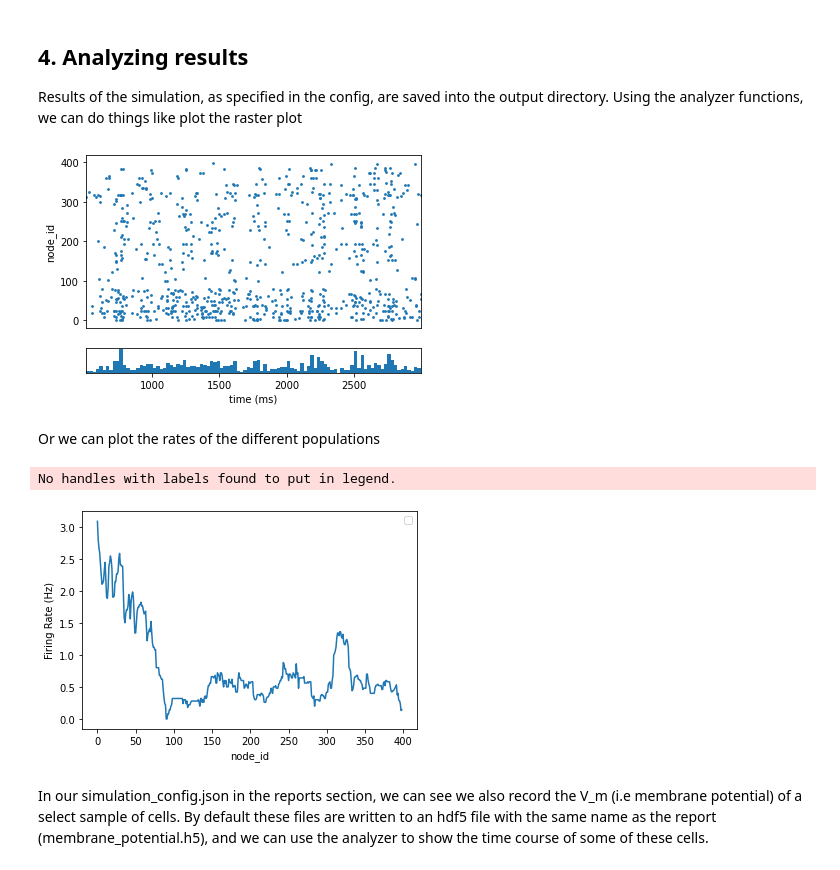
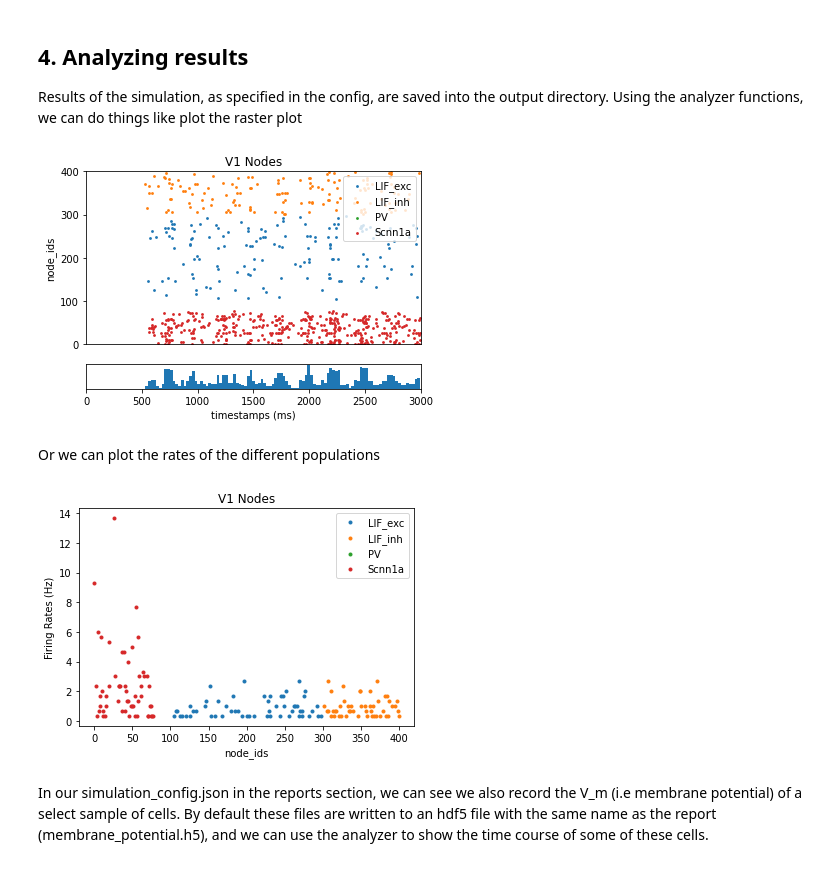
Before and after one commit to AllenInstitute/bmtk, a Jupyter notebook: docs/tutorial/05_pointnet_modeling.ipynb, the cells around one changed output. Drawn from its saved outputs; the diff is of its cells as text; code cells hidden in the pictures.

```diff
--- a/docs/tutorial/05_pointnet_modeling.ipynb
+++ b/docs/tutorial/05_pointnet_modeling.ipynb
@@ -335,16 +333,15 @@ Results of the simulation, as specified in the config, are saved into the output
 # %%
 from bmtk.analyzer.spike_trains import plot_raster, plot_rates
 
-plot_raster(config_file='sim_ch05/simulation_config.json')
+plot_raster(config_file='sim_ch05/simulation_config.json', group_by='pop_name')
 # %% [output]
-[figure, old version]
+[figure, new version]
 # %% [markdown]
 Or we can plot the rates of the different populations
 # %%
-plot_rates(config_file='sim_ch05/simulation_config.json')
+plot_rates(config_file='sim_ch05/simulation_config.json', group_by='pop_name')
 # %% [output]
-No handles with labels found to put in legend.
-[figure, old version]
+[figure, new version]
 # %% [markdown]
 In our simulation_config.json in the reports section, we can see we also record the V_m (i.e membrane potential) of a select sample of cells. By default these files are written to an hdf5 file with the same name as the report (membrane_potential.h5), and we can use the analyzer to show the time course of some of these cells.
 # %% [markdown]
```
Also changed, not shown: parts of 2 cells of this notebook, 20 other files.
